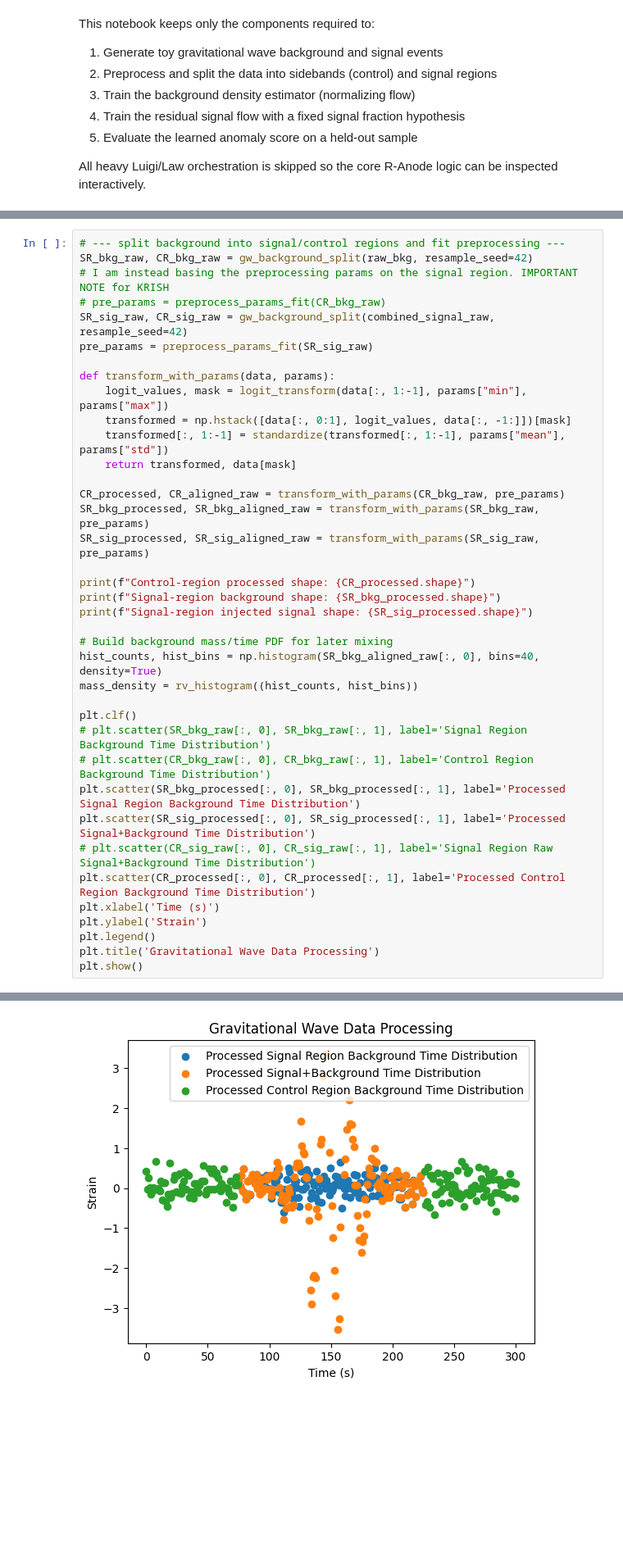
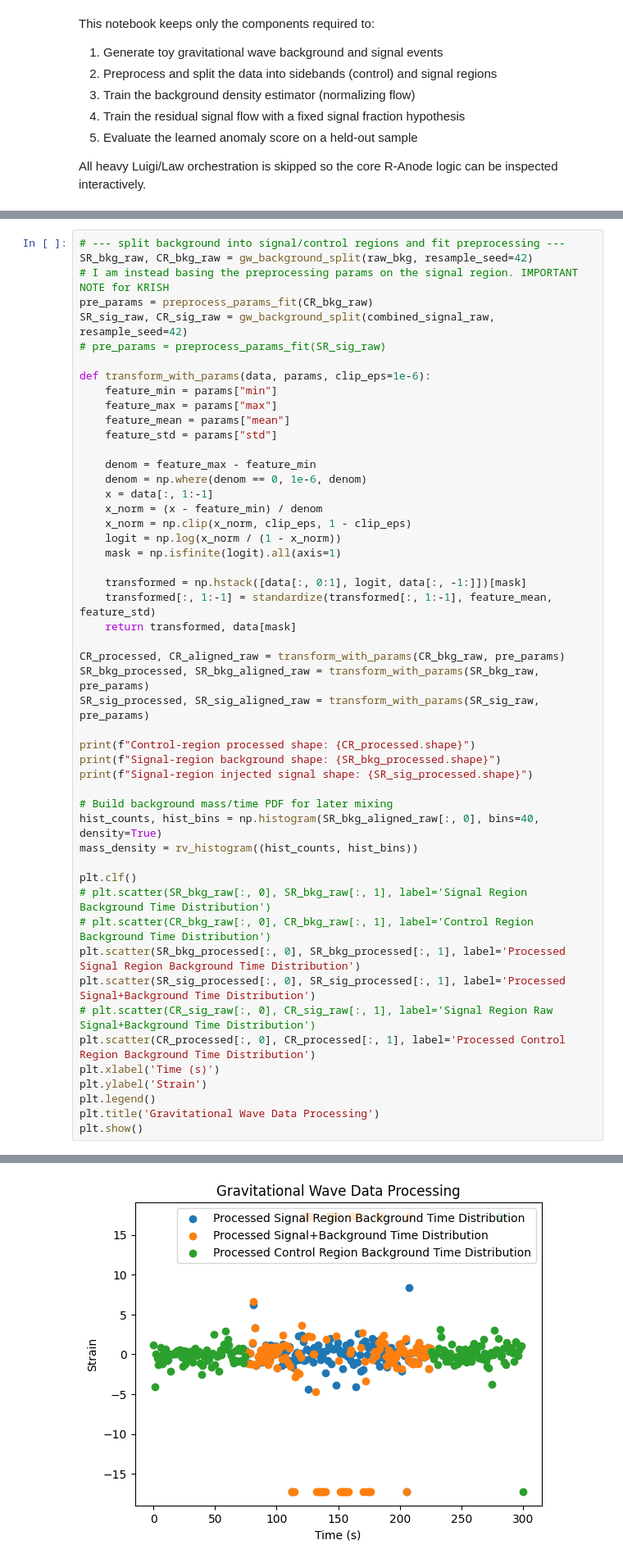
Before and after one commit to KrishWu/GBI, a Jupyter notebook: notebooks/gw_ranode_demo.ipynb, the cells around one changed output, grey strips where cells are left out. Shown at 82% size. Drawn from its saved outputs; the diff is of its cells as text; blank space fills up the shorter version.

```diff
--- a/notebooks/gw_ranode_demo.ipynb
+++ b/notebooks/gw_ranode_demo.ipynb
@@ -94,14 +94,26 @@ Columns: [time, H, L, H+L, H-L, label]
 # --- split background into signal/control regions and fit preprocessing ---
 SR_bkg_raw, CR_bkg_raw = gw_background_split(raw_bkg, resample_seed=42)
 # I am instead basing the preprocessing params on the signal region. IMPORTANT NOTE for KRISH
-# pre_params = preprocess_params_fit(CR_bkg_raw)
+pre_params = preprocess_params_fit(CR_bkg_raw)
 SR_sig_raw, CR_sig_raw = gw_background_split(combined_signal_raw, resample_seed=42)
-pre_params = preprocess_params_fit(SR_sig_raw)
+# pre_params = preprocess_params_fit(SR_sig_raw)
 
-def transform_with_params(data, params):
-    logit_values, mask = logit_transform(data[:, 1:-1], params["min"], params["max"])
-    transformed = np.hstack([data[:, 0:1], logit_values, data[:, -1:]])[mask]
-    transformed[:, 1:-1] = standardize(transformed[:, 1:-1], params["mean"], params["std"])
+def transform_with_params(data, params, clip_eps=1e-6):
+    feature_min = params["min"]
+    feature_max = params["max"]
+    feature_mean = params["mean"]
+    feature_std = params["std"]
+
+    denom = feature_max - feature_min
+    denom = np.where(denom == 0, 1e-6, denom)
+    x = data[:, 1:-1]
+    x_norm = (x - feature_min) / denom
+    x_norm = np.clip(x_norm, clip_eps, 1 - clip_eps)
+    logit = np.log(x_norm / (1 - x_norm))
+    mask = np.isfinite(logit).all(axis=1)
+
+    transformed = np.hstack([data[:, 0:1], logit, data[:, -1:]])[mask]
+    transformed[:, 1:-1] = standardize(transformed[:, 1:-1], feature_mean, feature_std)
     return transformed, data[mask]
 
 CR_processed, CR_aligned_raw = transform_with_params(CR_bkg_raw, pre_params)
@@ -137,4 +149,4 @@ Signal-region injected signal shape: (143, 6)
-[figure, old version]
+[figure, new version]
 # %%
 # --- train the background normalizing flow on CR data ---
 CR_train, CR_val = train_test_split(CR_processed, test_size=0.25, random_state=42, shuffle=True)
```
Also changed, not shown: parts of 9 cells of this notebook, 2 other files.
